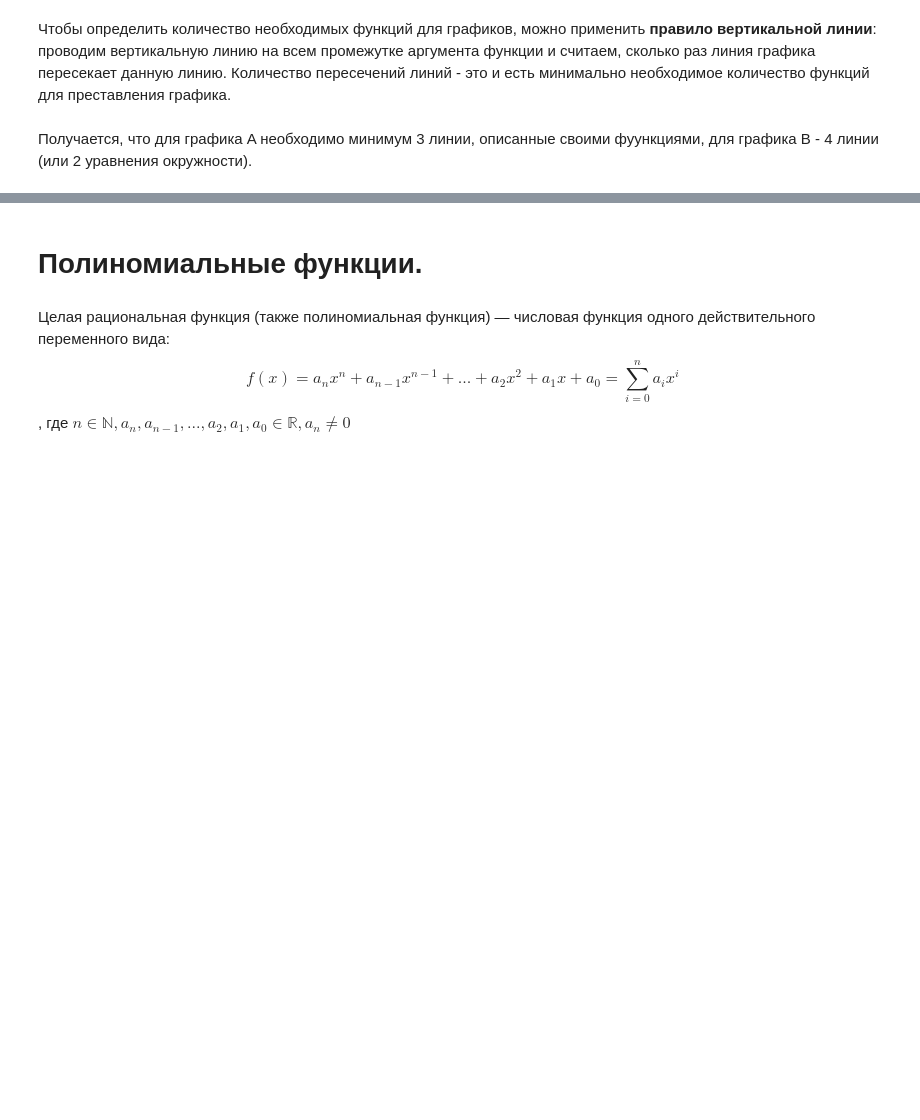
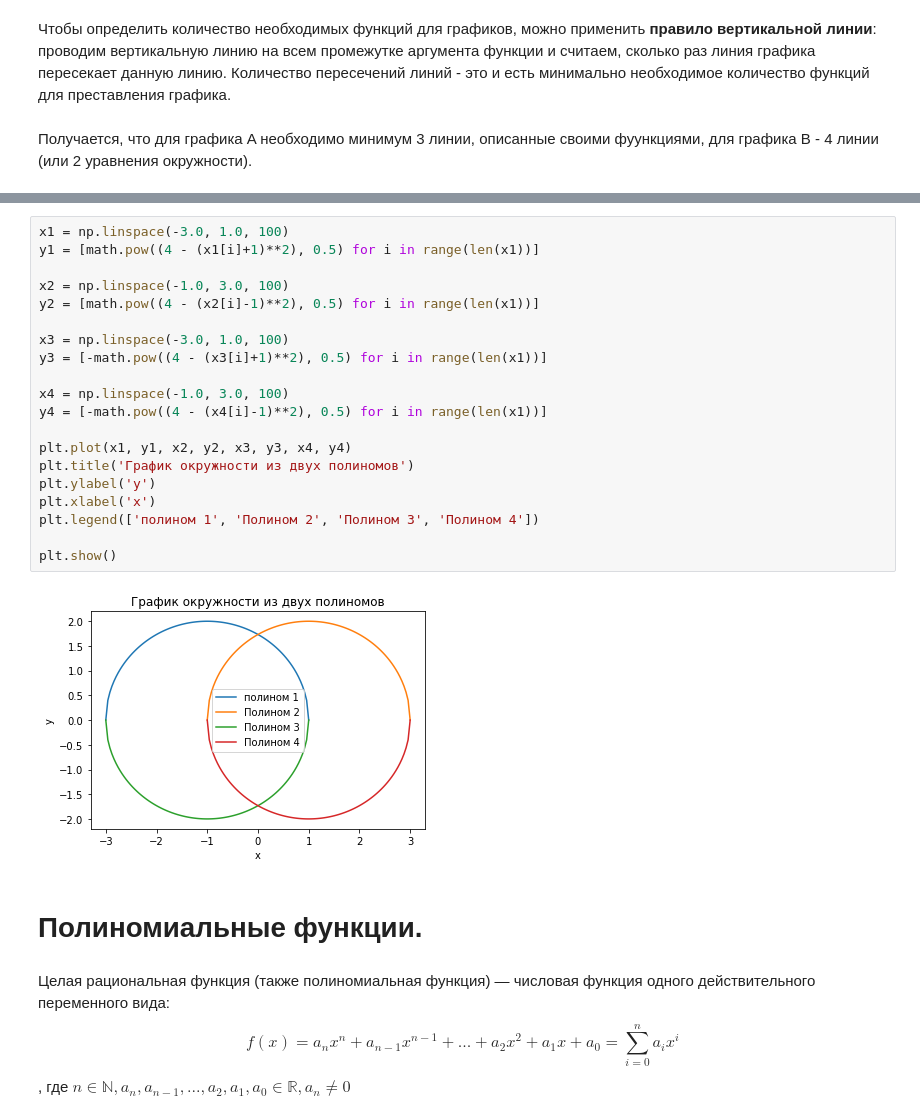
Before and after one commit to edwardwerner/math_netology, a Jupyter notebook: lecture_1.ipynb, the cells around one changed output, grey strips where cells are left out. Saved outputs shown, nothing was run; the diff lists cells and outputs as text; blank space fills up the shorter version.

```diff
--- a/lecture_1.ipynb
+++ b/lecture_1.ipynb
@@ -56,3 +72,25 @@ plt.show()
+# %%
+x1 = np.linspace(-3.0, 1.0, 100)
+y1 = [math.pow((4 - (x1[i]+1)**2), 0.5) for i in range(len(x1))]
+
+x2 = np.linspace(-1.0, 3.0, 100)
+y2 = [math.pow((4 - (x2[i]-1)**2), 0.5) for i in range(len(x1))]
+
+x3 = np.linspace(-3.0, 1.0, 100)
+y3 = [-math.pow((4 - (x3[i]+1)**2), 0.5) for i in range(len(x1))]
+
+x4 = np.linspace(-1.0, 3.0, 100)
+y4 = [-math.pow((4 - (x4[i]-1)**2), 0.5) for i in range(len(x1))]
+
+plt.plot(x1, y1, x2, y2, x3, y3, x4, y4)
+plt.title('График окружности из двух полиномов')
+plt.ylabel('y')
+plt.xlabel('x')
+plt.legend(['полином 1', 'Полином 2', 'Полином 3', 'Полином 4'])
+
+plt.show()
+# %% [output]
+[figure, added]
 # %% [markdown]
 # Полиномиальные функции.
 # %% [markdown]
```
Also changed, not shown: parts of 2 cells of this notebook.
